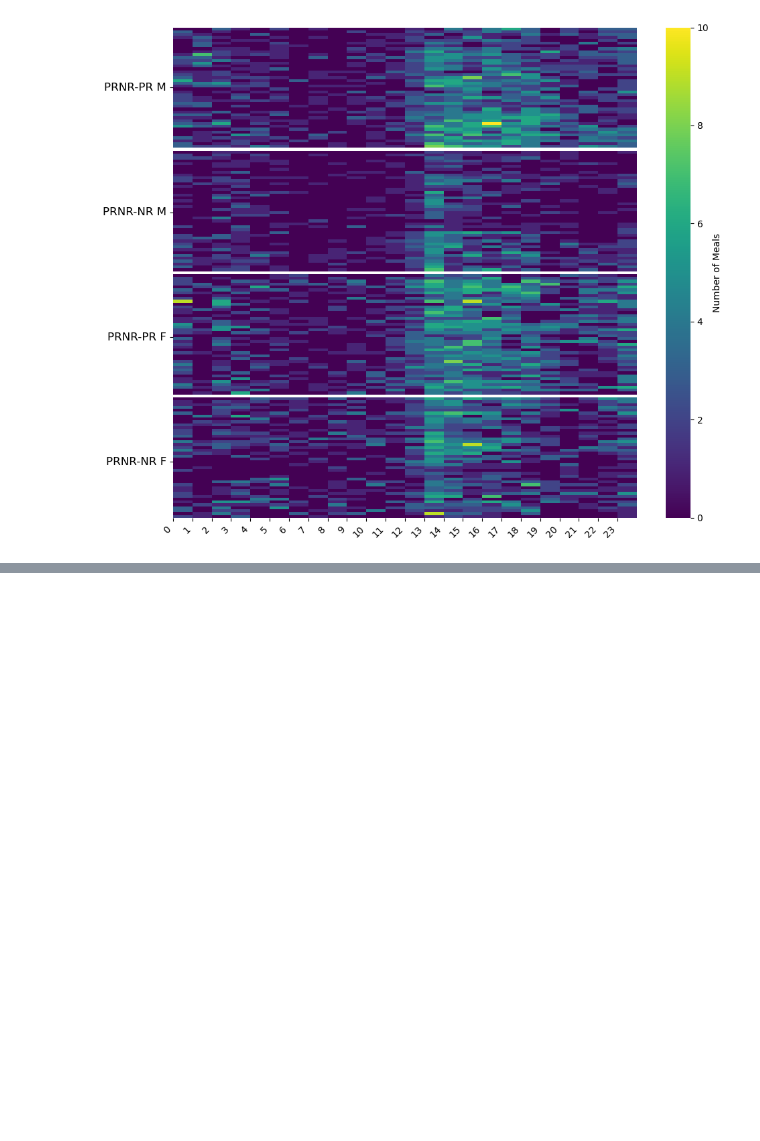
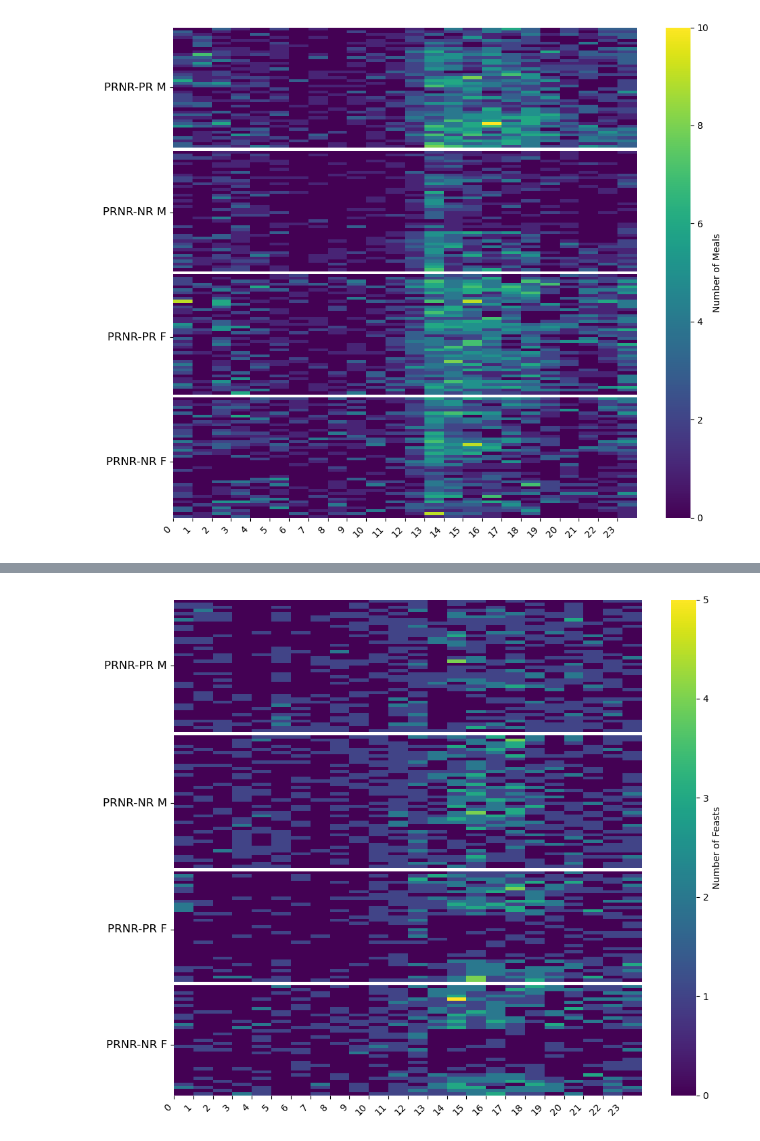
Before and after one commit to Htbibalan/FEDProtein, a Jupyter notebook: notebooks/FEDPROTEIN_NEW_MEAL_PLOTTING_UPDATE_V1.ipynb, the cells around one changed output, grey strips where cells are left out. Drawn from its saved outputs; the diff is of its cells as text; code cells hidden in the pictures; blank space fills up the shorter version.

```diff
--- a/notebooks/FEDPROTEIN_NEW_MEAL_PLOTTING_UPDATE_V1.ipynb
+++ b/notebooks/FEDPROTEIN_NEW_MEAL_PLOTTING_UPDATE_V1.ipynb
@@ -3149,0 +3339,81 @@ plt.show()
+# %%
+import numpy as np
+import seaborn as sns
+import matplotlib.pyplot as plt
+
+def hourly_meals_heatmap(data1, data2, data3, data4, ax=None, labels=["NRPR-NR M", "PRNR-NR M", "NRPR-NR F", "PRNR-NR F"], tick_step=1, **kwargs):
+    """
+    Create a heatmap of hourly meals for four groups of male and female mice, ensuring proper label separation.
+
+    Parameters
+    ----------
+    data1 : list
+        List contains hourly meals data for group 1 (e.g., NRPR-NR M).
+    data2 : list
+        List contains hourly meals data for group 2 (e.g., PRNR-NR M).
+    data3 : list
+        List contains hourly meals data for group 3 (e.g., NRPR-NR F).
+    data4 : list
+        List contains hourly meals data for group 4 (e.g., PRNR-NR F).
+    ax : matplotlib.axes.Axes, optional
+        Axes to plot on, a new Figure and Axes are created if not passed.
+    labels : list of str, optional
+        Labels for the datasets (groups), by default ["NRPR-NR M", "PRNR-NR M", "NRPR-NR F", "PRNR-NR F"].
+    tick_step : int, optional
+        Step size for the x-axis ticks to avoid overcrowding, by default 1.
+
+    Returns
+    -------
+    ax : matplotlib.axes.Axes
+    """
+    if ax is None:
+        fig, ax = plt.subplots(figsize=(10, 8))
+
+    # Flatten the hourly meals data and convert into a 2D array
+    hourly_meals1 = np.array(tp.flatten_list(data1))
+    hourly_meals2 = np.array(tp.flatten_list(data2))
+    hourly_meals3 = np.array(tp.flatten_list(data3))
+    hourly_meals4 = np.array(tp.flatten_list(data4))
+
+    # Add padding between the datasets
+    padding = np.full((1, hourly_meals1.shape[1]), np.nan)  # NaN for clear separation
+    data_matrix = np.vstack([hourly_meals1, padding, hourly_meals2, padding, hourly_meals3, padding, hourly_meals4])
+
+    # Create the heatmap
+    sns.heatmap(data_matrix, ax=ax, cmap="viridis", cbar_kws={'label': 'Number of Feasts'}, **kwargs)
+
+    # Set Y-tick labels and positions, ensuring separation
+    group_lengths = [hourly_meals1.shape[0], hourly_meals2.shape[0], hourly_meals3.shape[0], hourly_meals4.shape[0]]
+    y_positions = np.cumsum(group_lengths) - np.array(group_lengths) / 2 + np.arange(len(group_lengths)) * 1.5  # Add 1.5 space between groups
+    ax.set_yticks(y_positions)
+    ax.set_yticklabels(labels, rotation=0, va="center", fontsize=12)
+
+    # Set X-axis ticks (hour of the day)
+    ax.set_xticks(np.arange(0, 24, tick_step))
+    ax.set_xticklabels([str(i) for i in range(24)], rotation=45, ha='right')
+
+    # Adjust layout to avoid label overlapping
+    plt.tight_layout()
+
+    return ax
+
+# Fetching the hourly meals data for NRPR-NR and PRNR-NR male and female mice
+nrpr_male_selector = {"order": 1, "sex": "M"}
+prnr_male_selector = {"order": 2, "sex": "M"}
+nrpr_female_selector = {"order": 1, "sex": "F"}
+prnr_female_selector = {"order": 2, "sex": "F"}
+
+pr_hourly_meals_m_prnr = get_data_fields(mice, ["pr_hourly_mega_meals"], nrpr_male_selector)
+nr_hourly_meals_m_prnr = get_data_fields(mice, ["nr_hourly_mega_meals"], nrpr_male_selector)
+pr_hourly_meals_f_prnr = get_data_fields(mice, ["pr_hourly_mega_meals"], nrpr_female_selector)
+nr_hourly_meals_f_prnr = get_data_fields(mice, ["nr_hourly_mega_meals"], nrpr_female_selector)
+
+# Plotting the heatmap
+fig, ax = plt.subplots(figsize=(10, 8))
+
+hourly_meals_heatmap(pr_hourly_meals_m_prnr, nr_hourly_meals_m_prnr,
+                     pr_hourly_meals_f_prnr, nr_hourly_meals_f_prnr,
+                     ax=ax, labels=["PRNR-PR M", "PRNR-NR M", "PRNR-PR F", "PRNR-NR F"], tick_step=1)
+
+plt.show()
+# %% [output]
@@ -3149,0 +3424 @@ plt.show()
+[figure, added]
```
Also changed, not shown: parts of 5 cells of this notebook, 5 other files.
